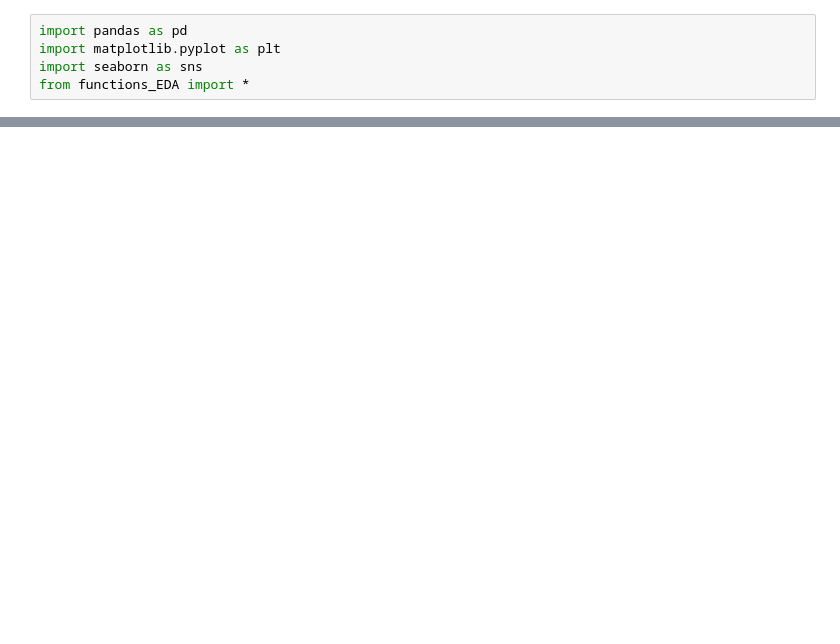
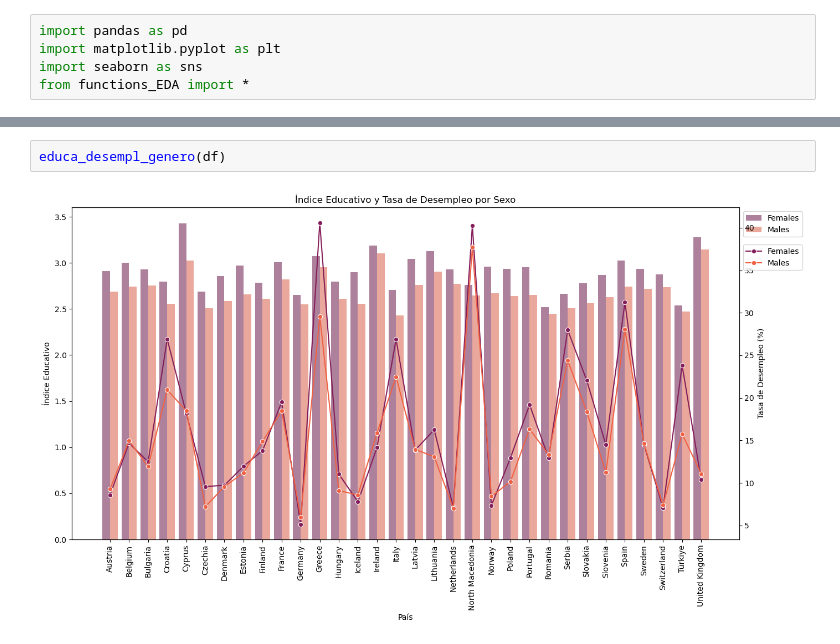
Before and after one commit to harimrys/project-ue, a Jupyter notebook: EDA.ipynb, the cells around one changed output, grey strips where cells are left out. Cells and saved outputs as stored; diff of their text form; blank space fills up the shorter version.

```diff
--- a/EDA.ipynb
+++ b/EDA.ipynb
@@ -159,0 +41,4 @@ Text(0.5, 0, 'País')
+# %%
+educa_desempl_genero(df)
+# %% [output]
+[figure, added]
```
Also changed, not shown: parts of 17 cells of this notebook, 2 other files.
